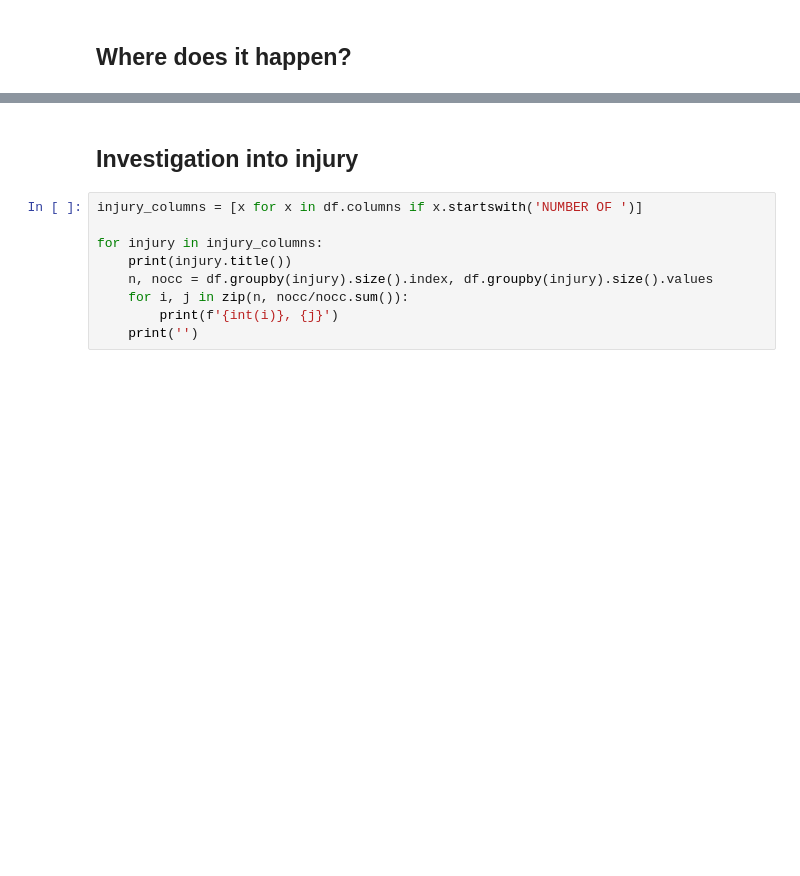
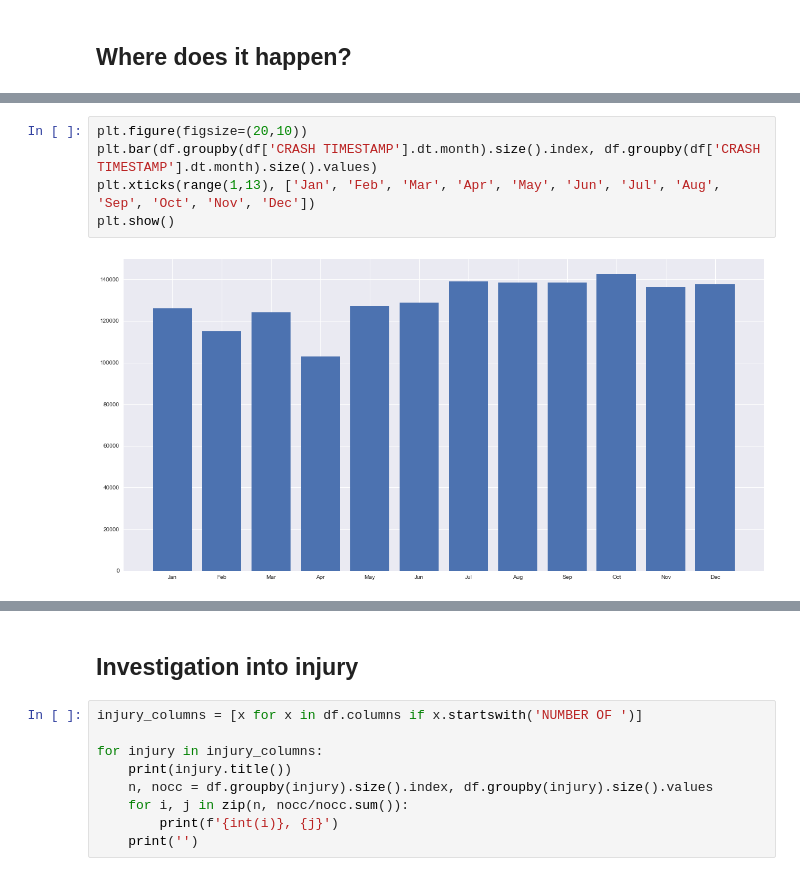
Before and after one commit to rasgaard/socialdatascience, a Jupyter notebook: notebook.ipynb, the cells around one changed output, grey strips where cells are left out. Cells and saved outputs as stored; diff of their text form; blank space fills up the shorter version.

```diff
--- a/notebook.ipynb
+++ b/notebook.ipynb
@@ -60,0 +93,7 @@ ny_map
+# %%
+plt.figure(figsize=(20,10))
+plt.bar(df.groupby(df['CRASH TIMESTAMP'].dt.month).size().index, df.groupby(df['CRASH TIMESTAMP'].dt.month).size().values)
+plt.xticks(range(1,13), ['Jan', 'Feb', 'Mar', 'Apr', 'May', 'Jun', 'Jul', 'Aug', 'Sep', 'Oct', 'Nov', 'Dec'])
+plt.show()
+# %% [output]
+[figure, added]
```
Also changed, not shown: parts of 36 cells of this notebook, 2 other files.
